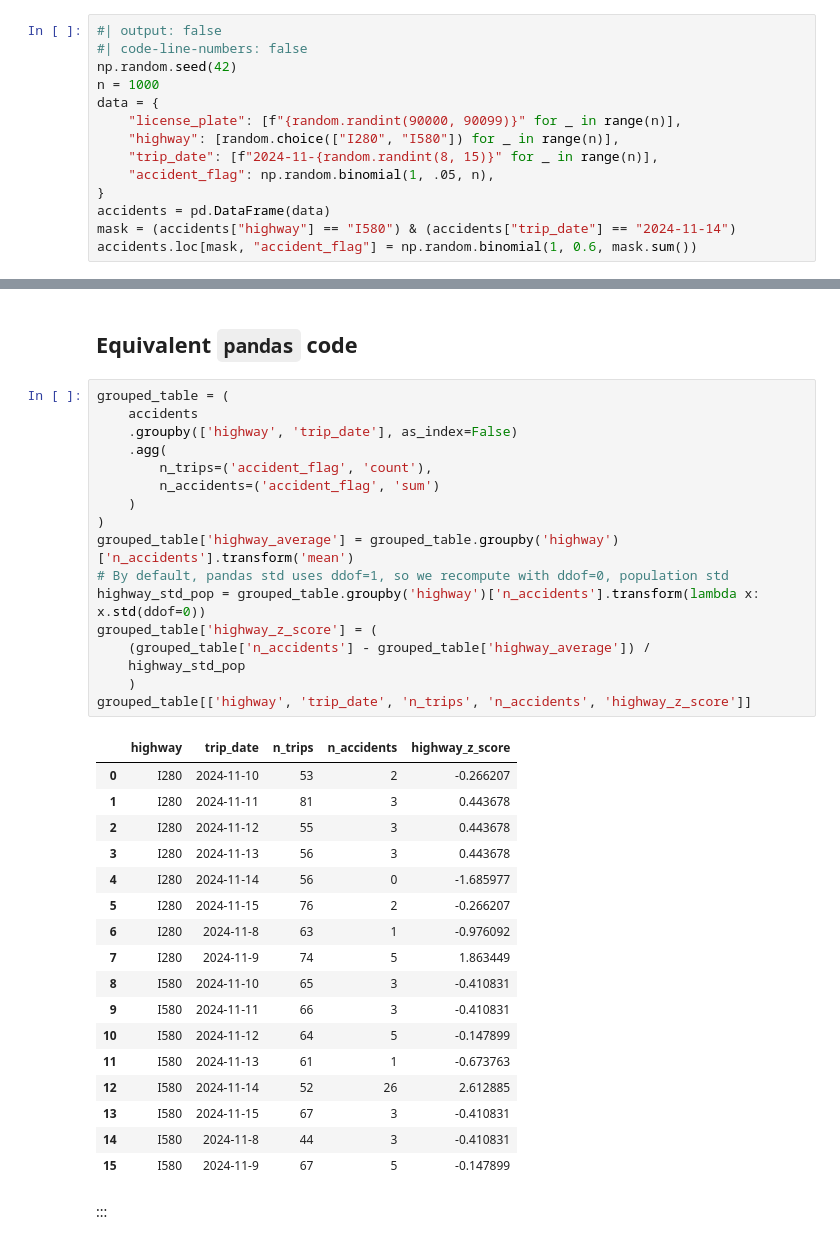
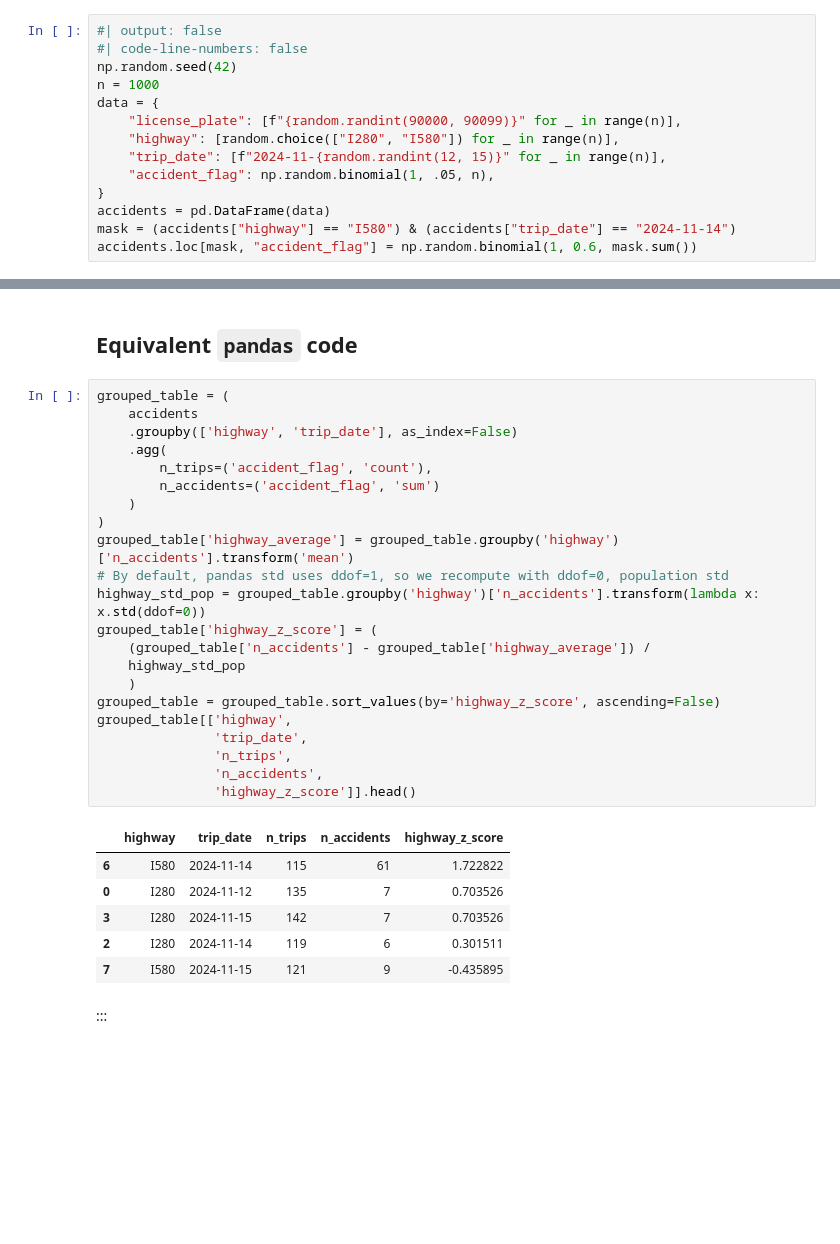
Before and after one commit to peter-amerkhanian/peter-amerkhanian.github.io, a Jupyter notebook: posts/sql-count-cases/index.ipynb, the cells around one changed output, grey strips where cells are left out. Cells and saved outputs as stored; diff of their text form; blank space fills up the shorter version.

```diff
--- a/posts/sql-count-cases/index.ipynb
+++ b/posts/sql-count-cases/index.ipynb
@@ -103,7 +103,7 @@ n = 1000
 data = {
     "license_plate": [f"{random.randint(90000, 90099)}" for _ in range(n)],
     "highway": [random.choice(["I280", "I580"]) for _ in range(n)],
-    "trip_date": [f"2024-11-{random.randint(8, 15)}" for _ in range(n)],
+    "trip_date": [f"2024-11-{random.randint(12, 15)}" for _ in range(n)],
     "accident_flag": np.random.binomial(1, .05, n),
 }
 accidents = pd.DataFrame(data)
@@ -766,37 +755,31 @@ FROM partitions_table;
 # %%
 grouped_table = (
     accidents
     .groupby(['highway', 'trip_date'], as_index=False)
     .agg(
         n_trips=('accident_flag', 'count'),
         n_accidents=('accident_flag', 'sum')
     )
 )
 grouped_table['highway_average'] = grouped_table.groupby('highway')['n_accidents'].transform('mean')
 # By default, pandas std uses ddof=1, so we recompute with ddof=0, population std
 highway_std_pop = grouped_table.groupby('highway')['n_accidents'].transform(lambda x: x.std(ddof=0))
 grouped_table['highway_z_score'] = (
     (grouped_table['n_accidents'] - grouped_table['highway_average']) /
     highway_std_pop
     )
-grouped_table[['highway', 'trip_date', 'n_trips', 'n_accidents', 'highway_z_score']]
+grouped_table = grouped_table.sort_values(by='highway_z_score', ascending=False)
+grouped_table[['highway',
+               'trip_date',
+               'n_trips',
+               'n_accidents',
+               'highway_z_score']].head()
 # %% [output]
 |  | highway | trip_date | n_trips | n_accidents | highway_z_score |
-| 0 | I280 | 2024-11-10 | 53 | 2 | -0.266207 |
-| 1 | I280 | 2024-11-11 | 81 | 3 | 0.443678 |
-| 2 | I280 | 2024-11-12 | 55 | 3 | 0.443678 |
-| 3 | I280 | 2024-11-13 | 56 | 3 | 0.443678 |
-| 4 | I280 | 2024-11-14 | 56 | 0 | -1.685977 |
-| 5 | I280 | 2024-11-15 | 76 | 2 | -0.266207 |
-| 6 | I280 | 2024-11-8 | 63 | 1 | -0.976092 |
-| 7 | I280 | 2024-11-9 | 74 | 5 | 1.863449 |
-| 8 | I580 | 2024-11-10 | 65 | 3 | -0.410831 |
-| 9 | I580 | 2024-11-11 | 66 | 3 | -0.410831 |
-| 10 | I580 | 2024-11-12 | 64 | 5 | -0.147899 |
-| 11 | I580 | 2024-11-13 | 61 | 1 | -0.673763 |
-| 12 | I580 | 2024-11-14 | 52 | 26 | 2.612885 |
-| 13 | I580 | 2024-11-15 | 67 | 3 | -0.410831 |
-| 14 | I580 | 2024-11-8 | 44 | 3 | -0.410831 |
-| 15 | I580 | 2024-11-9 | 67 | 5 | -0.147899 |
+| 6 | I580 | 2024-11-14 | 115 | 61 | 1.722822 |
+| 0 | I280 | 2024-11-12 | 135 | 7 | 0.703526 |
+| 3 | I280 | 2024-11-15 | 142 | 7 | 0.703526 |
+| 2 | I280 | 2024-11-14 | 119 | 6 | 0.301511 |
+| 7 | I580 | 2024-11-15 | 121 | 9 | -0.435895 |
 # %% [markdown]
 :::
```
Also changed, not shown: parts of 21 cells of this notebook.
